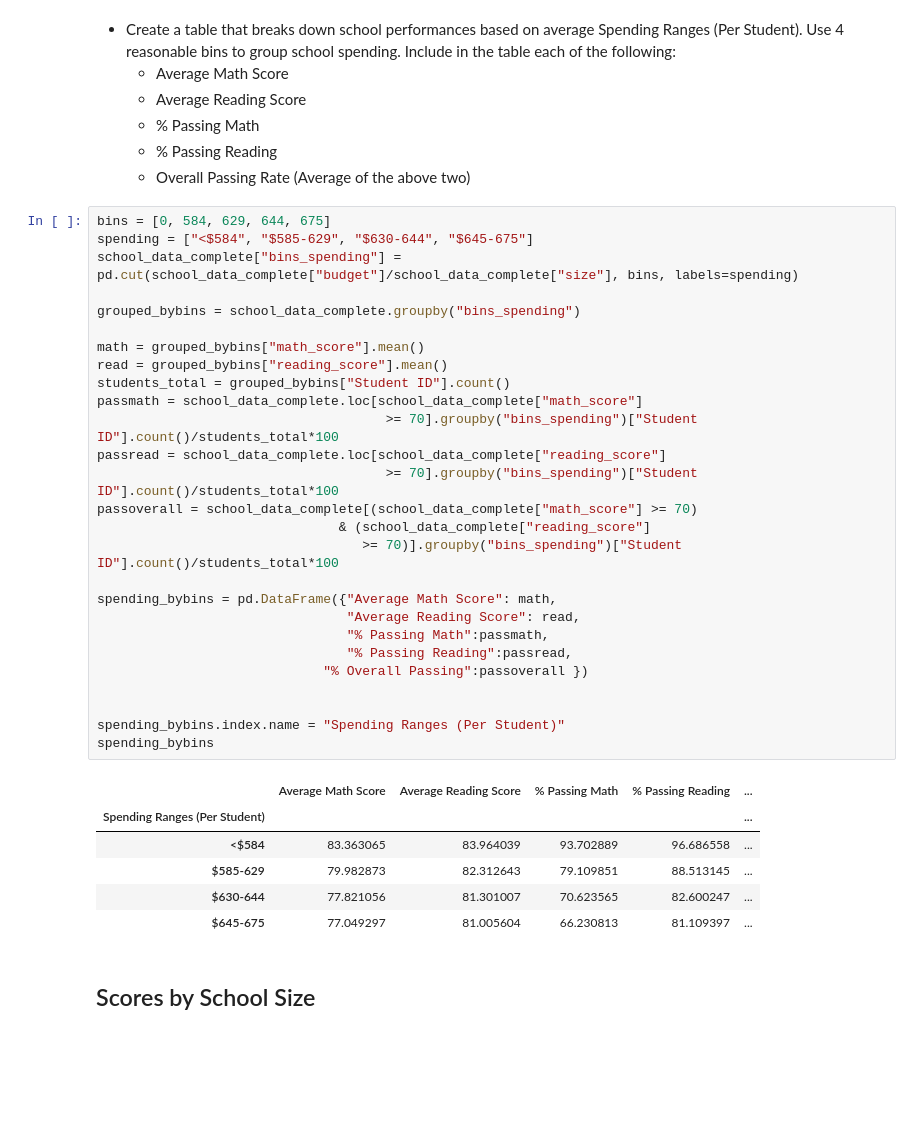
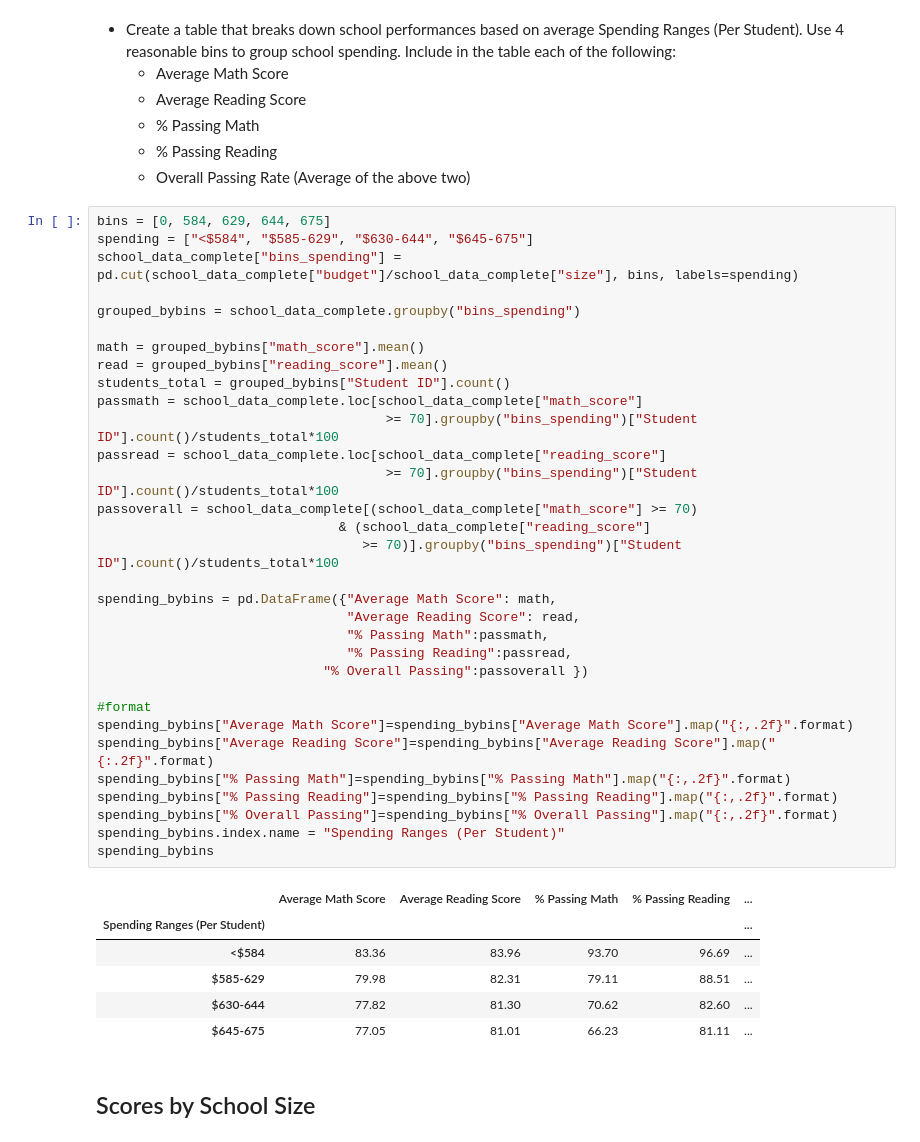
Before and after one commit to rabiasungur/Pandas-Challenge, a Jupyter notebook: PyCitySchools/PyCitySchools.ipynb, the cells around one changed output. Drawn from its saved outputs; the diff is of its cells as text; blank space fills up the shorter version.

```diff
--- a/PyCitySchools/PyCitySchools.ipynb
+++ b/PyCitySchools/PyCitySchools.ipynb
@@ -241,37 +292,42 @@ scores_by_grade_df
 # %%
 bins = [0, 584, 629, 644, 675]
 spending = ["<$584", "$585-629", "$630-644", "$645-675"]
 school_data_complete["bins_spending"] = pd.cut(school_data_complete["budget"]/school_data_complete["size"], bins, labels=spending)
 
 grouped_bybins = school_data_complete.groupby("bins_spending")
 
 math = grouped_bybins["math_score"].mean()
 read = grouped_bybins["reading_score"].mean()
 students_total = grouped_bybins["Student ID"].count()
 passmath = school_data_complete.loc[school_data_complete["math_score"]
                                      >= 70].groupby("bins_spending")["Student ID"].count()/students_total*100
 passread = school_data_complete.loc[school_data_complete["reading_score"]
                                      >= 70].groupby("bins_spending")["Student ID"].count()/students_total*100
 passoverall = school_data_complete[(school_data_complete["math_score"] >= 70)
                                & (school_data_complete["reading_score"]
                                   >= 70)].groupby("bins_spending")["Student ID"].count()/students_total*100
 
 spending_bybins = pd.DataFrame({"Average Math Score": math,
                                 "Average Reading Score": read,
                                 "% Passing Math":passmath,
                                 "% Passing Reading":passread,
                              "% Overall Passing":passoverall })
 
-
+#format
+spending_bybins["Average Math Score"]=spending_bybins["Average Math Score"].map("{:,.2f}".format)
+spending_bybins["Average Reading Score"]=spending_bybins["Average Reading Score"].map("{:.2f}".format)
+spending_bybins["% Passing Math"]=spending_bybins["% Passing Math"].map("{:,.2f}".format)
+spending_bybins["% Passing Reading"]=spending_bybins["% Passing Reading"].map("{:,.2f}".format)
+spending_bybins["% Overall Passing"]=spending_bybins["% Overall Passing"].map("{:,.2f}".format)
 spending_bybins.index.name = "Spending Ranges (Per Student)"
 spending_bybins
 # %% [output]
 |  | Average Math Score | Average Reading Score | % Passing Math | % Passing Reading | ... |
 | Spending Ranges (Per Student) |  |  |  |  | ... |
-| <$584 | 83.363065 | 83.964039 | 93.702889 | 96.686558 | ... |
-| $585-629 | 79.982873 | 82.312643 | 79.109851 | 88.513145 | ... |
-| $630-644 | 77.821056 | 81.301007 | 70.623565 | 82.600247 | ... |
-| $645-675 | 77.049297 | 81.005604 | 66.230813 | 81.109397 | ... |
+| <$584 | 83.36 | 83.96 | 93.70 | 96.69 | ... |
+| $585-629 | 79.98 | 82.31 | 79.11 | 88.51 | ... |
+| $630-644 | 77.82 | 81.30 | 70.62 | 82.60 | ... |
+| $645-675 | 77.05 | 81.01 | 66.23 | 81.11 | ... |
 # %% [markdown]
 ## Scores by School Size
 # %% [markdown]
```
Also changed, not shown: parts of 7 cells of this notebook, 1 other file.
